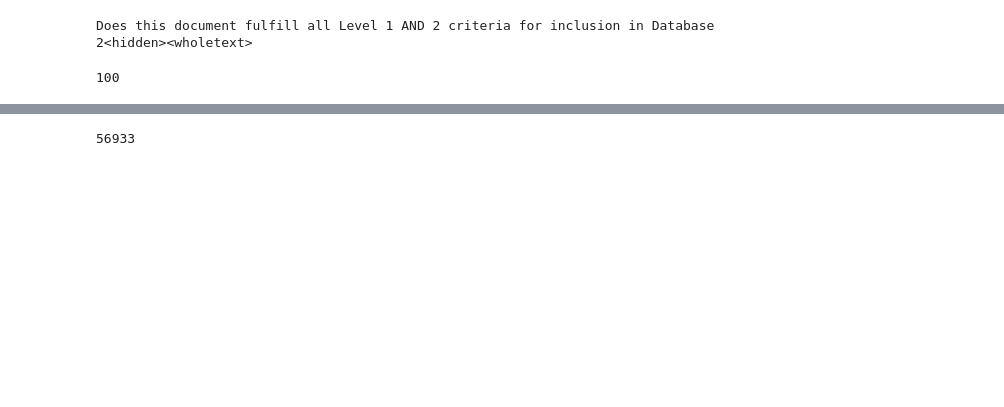
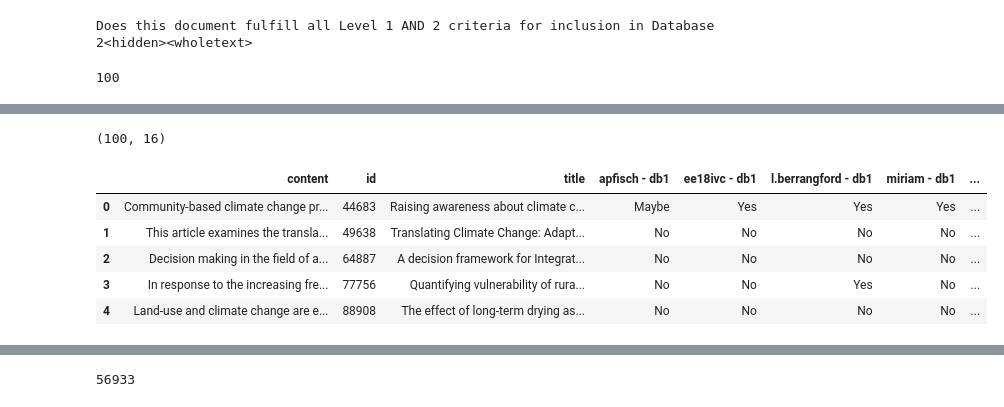
Before and after one commit to mcc-apsis/adaptation-tracking, a Jupyter notebook: check-multiscreen.ipynb, the cells around one changed output, grey strips where cells are left out. Saved outputs shown, nothing was run; the diff lists cells and outputs as text; code cells hidden in the pictures; blank space fills up the shorter version.

```diff
--- a/check-multiscreen.ipynb
+++ b/check-multiscreen.ipynb
@@ -94,0 +306,27 @@ doc_df.head(20)
+# %%
+doc_df = doc_info_df.merge(
+    db1_doc_df, how="left"
+).merge(
+    db2_doc_df, how="left"
+).merge(
+    note_doc_df, how="left"
+).merge(
+    ex_df, how="left"
+)
+
+fillcs = [x for x in doc_df.columns if " - notes" not in x]
+
+doc_df[fillcs] = doc_df[fillcs].fillna("Unrated")
+doc_df = doc_df.fillna("")
+
+print(doc_df.shape)
+
+doc_df.head()
+# %% [output]
+(100, 16)
+|  | content | id | title | apfisch - db1 | ee18ivc - db1 | l.berrangford - db1 | miriam - db1 | ... |
+| 0 | Community-based climate change pr... | 44683 | Raising awareness about climate c... | Maybe | Yes | Yes | Yes | ... |
+| 1 | This article examines the transla... | 49638 | Translating Climate Change: Adapt... | No | No | No | No | ... |
+| 2 | Decision making in the field of a... | 64887 | A decision framework for Integrat... | No | No | No | No | ... |
+| 3 | In response to the increasing fre... | 77756 | Quantifying vulnerability of rura... | No | No | Yes | No | ... |
+| 4 | Land-use and climate change are e... | 88908 | The effect of long-term drying as... | No | No | No | No | ... |
```
Also changed, not shown: parts of 13 cells of this notebook, 3 other files.
